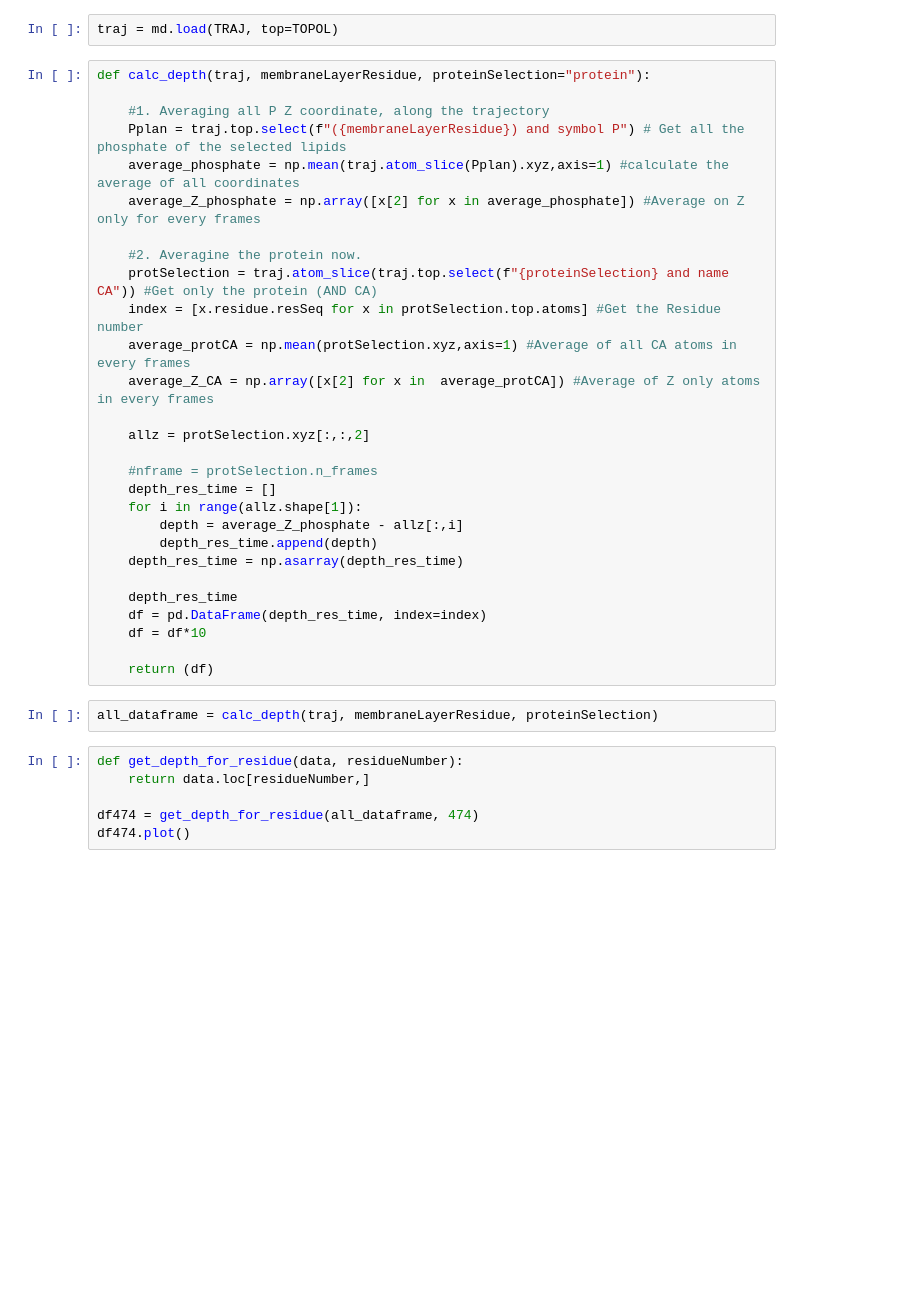
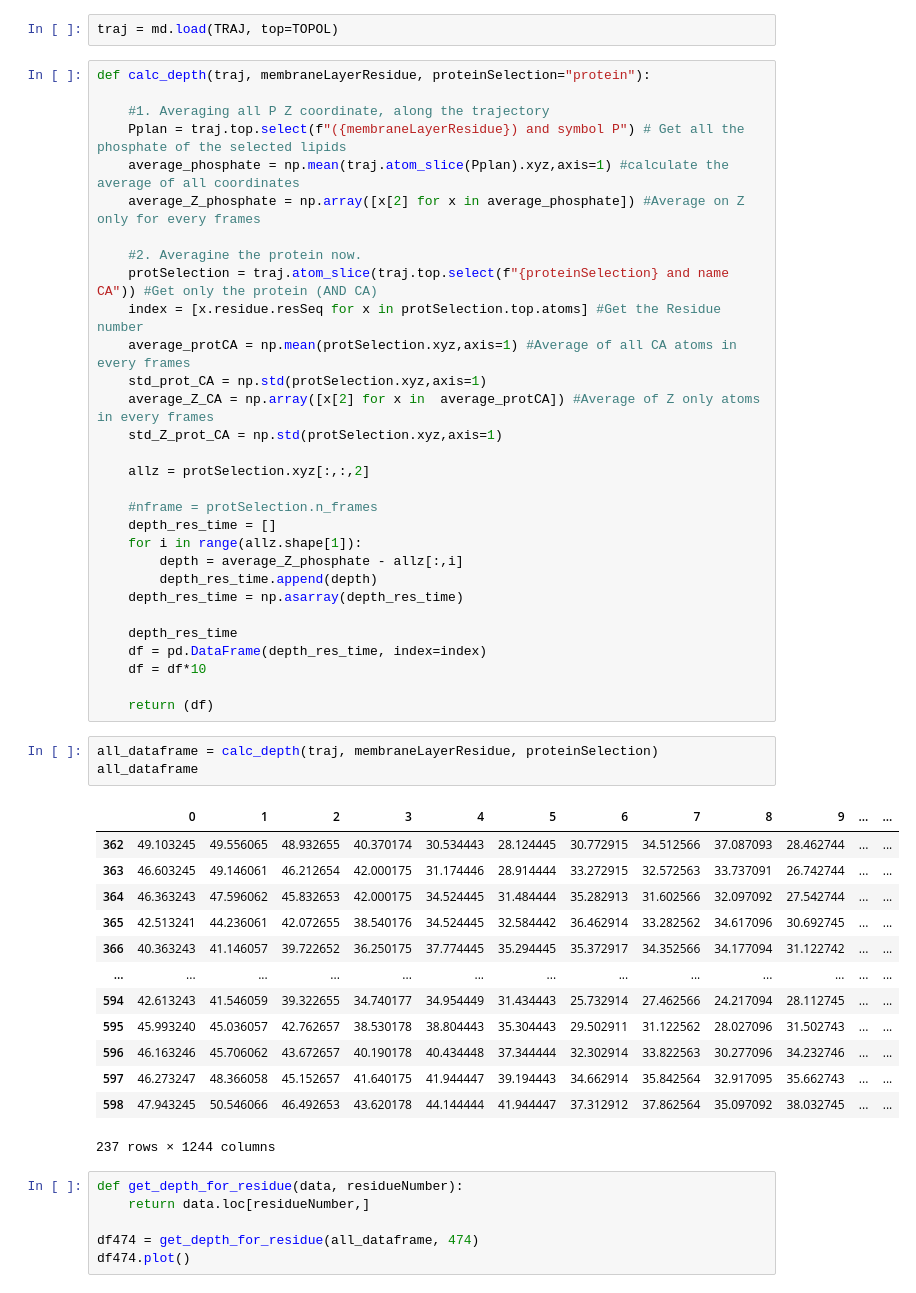
Before and after one commit to tubiana/analysisMDnotebooks, a Jupyter notebook: membrane_depth.ipynb, the cells around one changed output. Drawn from its saved outputs; the diff is of its cells as text; blank space fills up the shorter version.

```diff
--- a/membrane_depth.ipynb
+++ b/membrane_depth.ipynb
@@ -37,7 +37,9 @@ def calc_depth(traj, membraneLayerResidue, proteinSelection="protein"):
     protSelection = traj.atom_slice(traj.top.select(f"{proteinSelection} and name CA")) #Get only the protein (AND CA)
     index = [x.residue.resSeq for x in protSelection.top.atoms] #Get the Residue number
     average_protCA = np.mean(protSelection.xyz,axis=1) #Average of all CA atoms in every frames
+    std_prot_CA = np.std(protSelection.xyz,axis=1)
     average_Z_CA = np.array([x[2] for x in  average_protCA]) #Average of Z only atoms in every frames
+    std_Z_prot_CA = np.std(protSelection.xyz,axis=1)
 
     allz = protSelection.xyz[:,:,2]
 
@@ -55,6 +57,21 @@ def calc_depth(traj, membraneLayerResidue, proteinSelection="protein"):
     return (df)
 # %%
 all_dataframe = calc_depth(traj, membraneLayerResidue, proteinSelection)
+all_dataframe
+# %% [output]
+|  | 0 | 1 | 2 | 3 | 4 | 5 | 6 | 7 | 8 | 9 | ... | ... |
+| 362 | 49.103245 | 49.556065 | 48.932655 | 40.370174 | 30.534443 | 28.124445 | 30.772915 | 34.512566 | 37.087093 | 28.462744 | ... | ... |
+| 363 | 46.603245 | 49.146061 | 46.212654 | 42.000175 | 31.174446 | 28.914444 | 33.272915 | 32.572563 | 33.737091 | 26.742744 | ... | ... |
+| 364 | 46.363243 | 47.596062 | 45.832653 | 42.000175 | 34.524445 | 31.484444 | 35.282913 | 31.602566 | 32.097092 | 27.542744 | ... | ... |
+| 365 | 42.513241 | 44.236061 | 42.072655 | 38.540176 | 34.524445 | 32.584442 | 36.462914 | 33.282562 | 34.617096 | 30.692745 | ... | ... |
+| 366 | 40.363243 | 41.146057 | 39.722652 | 36.250175 | 37.774445 | 35.294445 | 35.372917 | 34.352566 | 34.177094 | 31.122742 | ... | ... |
+| ... | ... | ... | ... | ... | ... | ... | ... | ... | ... | ... | ... | ... |
+| 594 | 42.613243 | 41.546059 | 39.322655 | 34.740177 | 34.954449 | 31.434443 | 25.732914 | 27.462566 | 24.217094 | 28.112745 | ... | ... |
+| 595 | 45.993240 | 45.036057 | 42.762657 | 38.530178 | 38.804443 | 35.304443 | 29.502911 | 31.122562 | 28.027096 | 31.502743 | ... | ... |
+| 596 | 46.163246 | 45.706062 | 43.672657 | 40.190178 | 40.434448 | 37.344444 | 32.302914 | 33.822563 | 30.277096 | 34.232746 | ... | ... |
+| 597 | 46.273247 | 48.366058 | 45.152657 | 41.640175 | 41.944447 | 39.194443 | 34.662914 | 35.842564 | 32.917095 | 35.662743 | ... | ... |
+| 598 | 47.943245 | 50.546066 | 46.492653 | 43.620178 | 44.144444 | 41.944447 | 37.312912 | 37.862564 | 35.097092 | 38.032745 | ... | ... |
+237 rows × 1244 columns
 # %%
 def get_depth_for_residue(data, residueNumber):
     return data.loc[residueNumber,]
```
Also changed, not shown: parts of 2 cells of this notebook, 1 other file.
